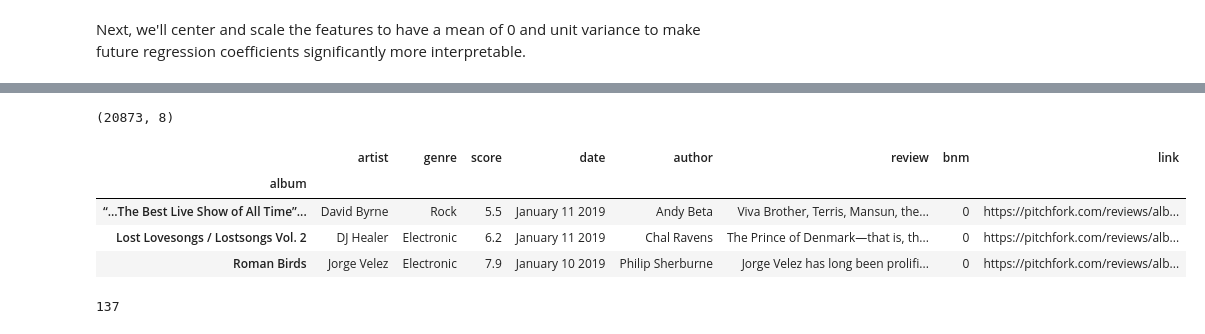
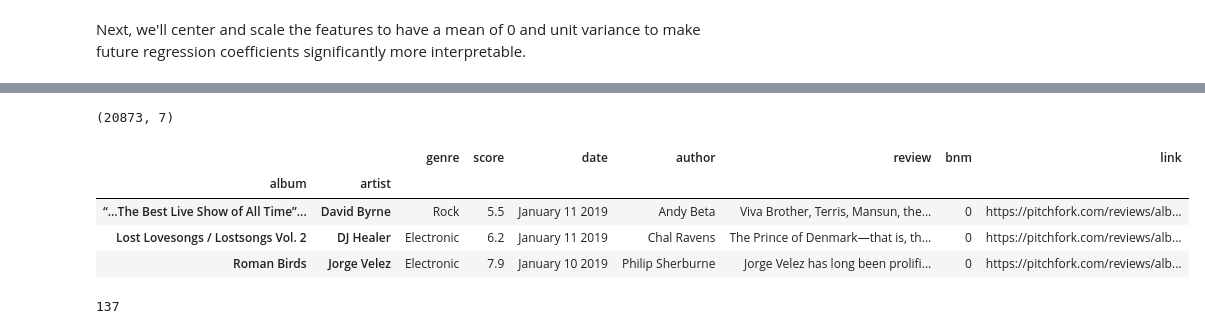
Before and after one commit to shaiyon/Spotify-Analysis, a Jupyter notebook: Exploratory Data Analysis.ipynb, the cells around one changed output, grey strips where cells are left out. Cells and saved outputs as stored; diff of their text form; code cells hidden in the pictures.

```diff
--- a/Exploratory Data Analysis.ipynb
+++ b/Exploratory Data Analysis.ipynb
@@ -108,12 +130,12 @@ features.head(3)
 # %%
 reviews = pd.read_csv('reviews.csv').drop(['index','id','role'], axis=1)
-reviews.set_index('album', inplace=True)
+reviews.set_index(['album', 'artist'], inplace=True)
 print(reviews.shape)
 reviews.head(3)
 # %% [output]
-(20873, 8)
+(20873, 7)
-|  | artist | genre | score | date | author | review | bnm | link |
-| album |  |  |  |  |  |  |  |  |
+|  |  | genre | score | date | author | review | bnm | link |
+| album | artist |  |  |  |  |  |  |  |
 | “…The Best Live Show of All Time”... | David Byrne | Rock | 5.5 | January 11 2019 | Andy Beta | Viva Brother, Terris, Mansun, the... | 0 | https://pitchfork.com/reviews/alb... |
 | Lost Lovesongs / Lostsongs Vol. 2 | DJ Healer | Electronic | 6.2 | January 11 2019 | Chal Ravens | The Prince of Denmark—that is, th... | 0 | https://pitchfork.com/reviews/alb... |
 | Roman Birds | Jorge Velez | Electronic | 7.9 | January 10 2019 | Philip Sherburne | Jorge Velez has long been prolifi... | 0 | https://pitchfork.com/reviews/alb... |
```
Also changed, not shown: parts of 15 cells of this notebook.
